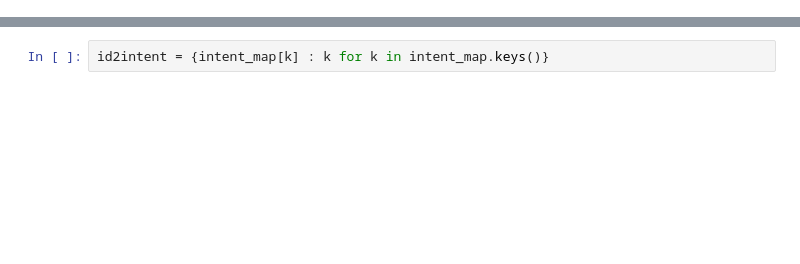
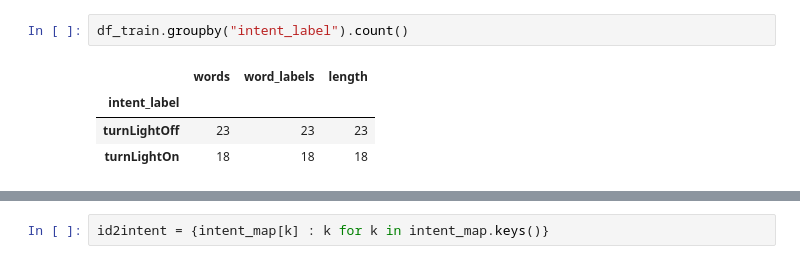
Before and after one commit to h4zzkR/delOS-core, a Jupyter notebook: notebooks/sentence_encoders.ipynb, the cells around one changed output, grey strips where cells are left out. Drawn from its saved outputs; the diff is of its cells as text; blank space fills up the shorter version.

```diff
--- a/notebooks/sentence_encoders.ipynb
+++ b/notebooks/sentence_encoders.ipynb
@@ -18,0 +40,7 @@ df_valid = pd.read_csv(os.path.join(dataset_path, 'valid.csv'))
+# %%
+df_train.groupby("intent_label").count()
+# %% [output]
+|  | words | word_labels | length |
+| intent_label |  |  |  |
+| turnLightOff | 23 | 23 | 23 |
+| turnLightOn | 18 | 18 | 18 |
```
Also changed, not shown: parts of 43 cells of this notebook, 20 other files.
